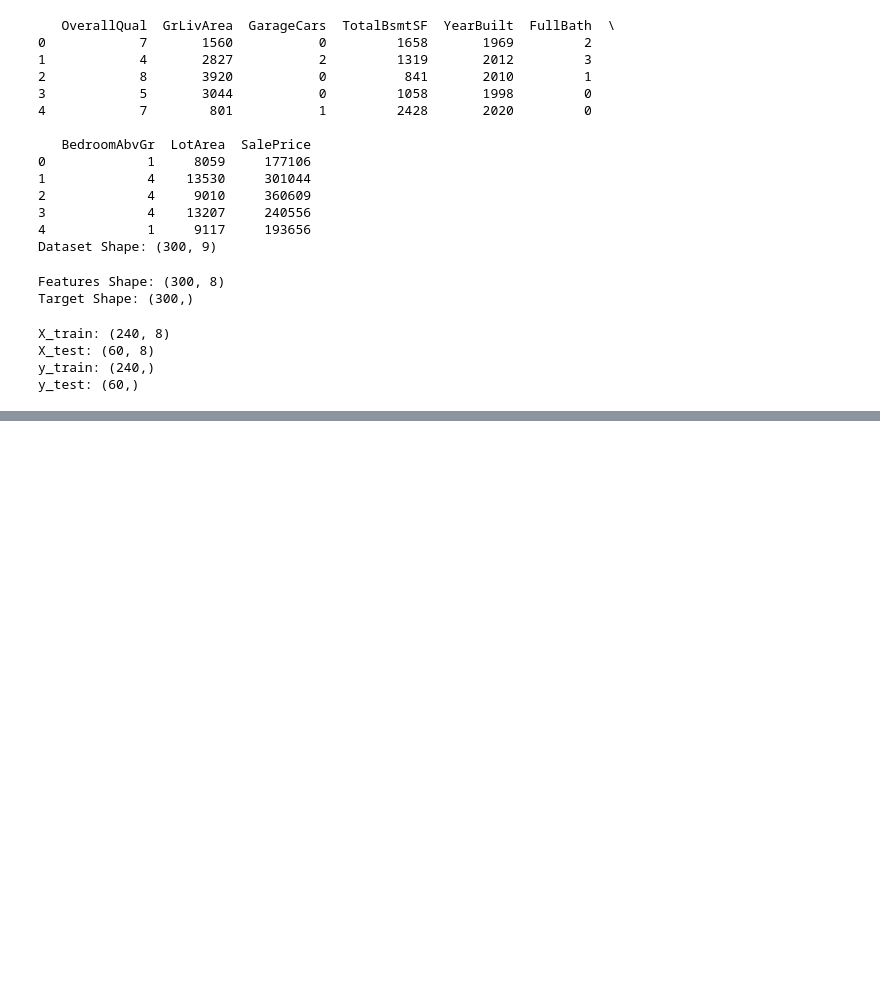
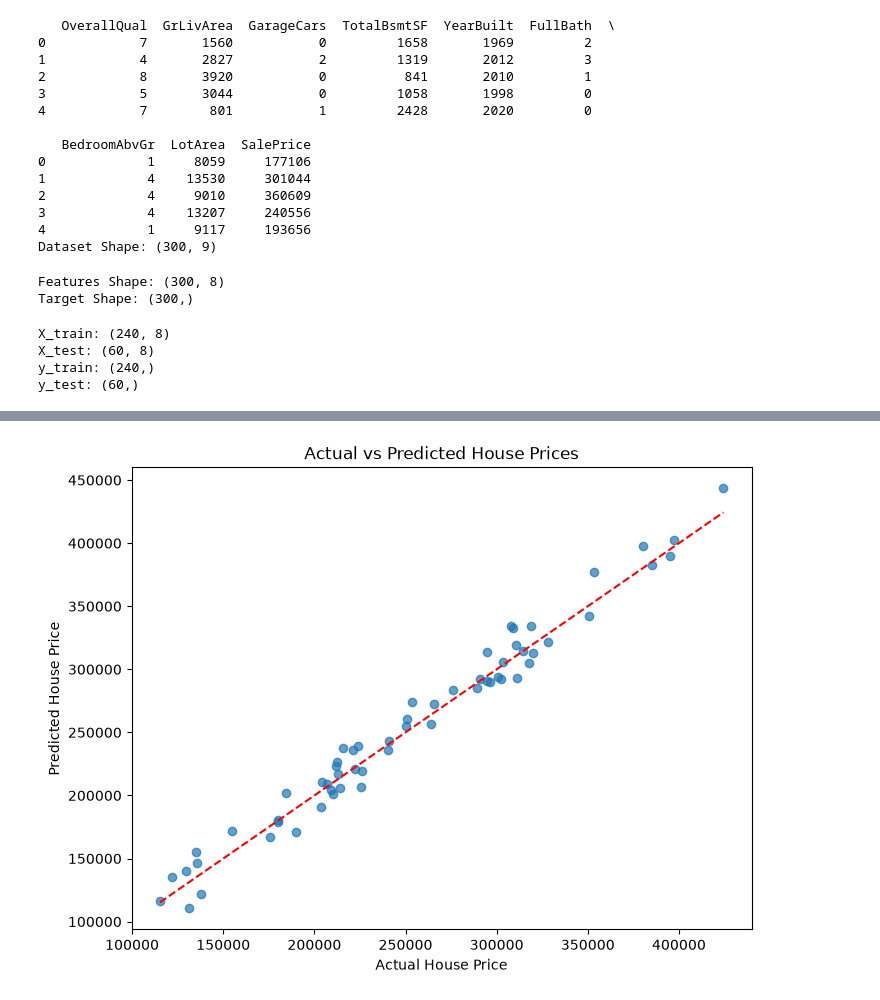
Before and after one commit to mdraihanmostafa746-coder/House-Price-Prediction-, a Jupyter notebook: notebooks/houseprediction.ipynb, the cells around one changed output, grey strips where cells are left out. Drawn from its saved outputs; the diff is of its cells as text; code cells hidden in the pictures; blank space fills up the shorter version.

Commit message:
Complete Model Training – Linear Regression

```diff
--- a/notebooks/houseprediction.ipynb
+++ b/notebooks/houseprediction.ipynb
@@ -289,0 +292,10 @@ y_test: (60,)
+# %%
+from sklearn.linear_model import LinearRegression
+
+# Create model
+lr_model = LinearRegression()
+# %%
+# Train model
+lr_model.fit(X_train, y_train)
+
+print("Linear Regression Model Trained Successfully!")
@@ -289,0 +304,6 @@ y_test: (60,)
+# %%
+# Predict house prices
+y_pred_lr = lr_model.predict(X_test)
+
+print("Predicted Prices:")
+print(y_pred_lr[:10])
@@ -289,0 +362,23 @@ y_test: (60,)
+# %%
+plt.figure(figsize=(8, 6))
+
+plt.scatter(
+    y_test,
+    y_pred_lr,
+    alpha=0.7
+)
+
+plt.plot(
+    [y_test.min(), y_test.max()],
+    [y_test.min(), y_test.max()],
+    'r--'
+)
+
+plt.xlabel('Actual House Price')
+plt.ylabel('Predicted House Price')
+
+plt.title('Actual vs Predicted House Prices')
+
+plt.show()
+# %% [output]
+[figure, added]
```
Also changed, not shown: parts of 5 cells of this notebook, 1 other file.
